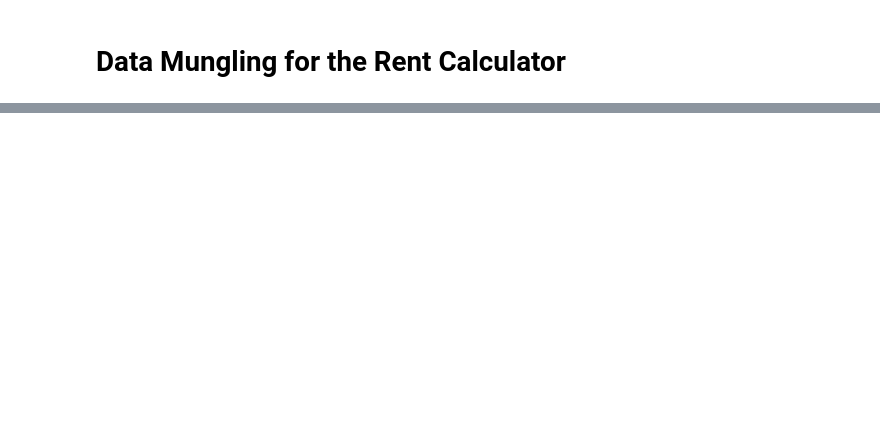
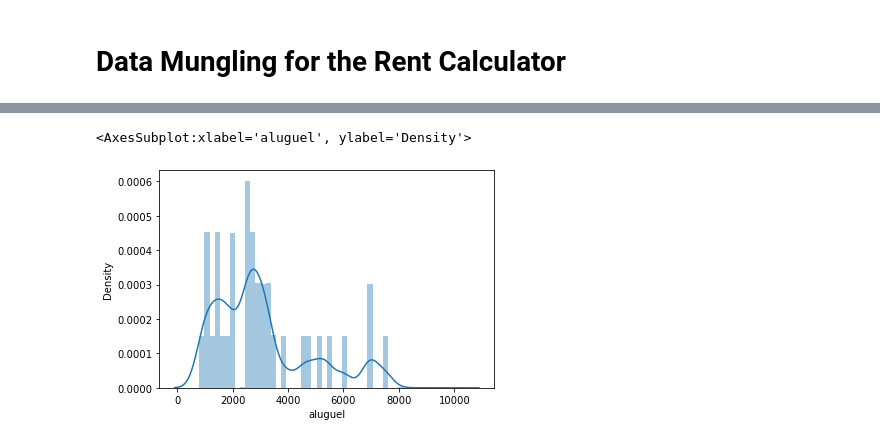
Before and after one commit to cpoles/data_science, a Jupyter notebook: awari/rent_calculator/rent_calc_data_mun.ipynb, the cells around one changed output, grey strips where cells are left out. Drawn from its saved outputs; the diff is of its cells as text; code cells hidden in the pictures; blank space fills up the shorter version.

```diff
--- a/awari/rent_calculator/rent_calc_data_mun.ipynb
+++ b/awari/rent_calculator/rent_calc_data_mun.ipynb
@@ -23,0 +58,2 @@ df
+# %%
+df.area = df.area.str.extract('(.*) m²') # regex for removing the m2 portion of the string
@@ -23,0 +69,2 @@ df
+# %%
+df.vaga = df.vaga.str.extract('(.*) Vaga')
@@ -23,0 +80,4 @@ df
+# %%
+df.banheiro = df.banheiro.str.extract('(.*) Banheiro')
+df.quartos = df.quartos.str.extract('(.*) Quarto')
+df.head()
@@ -23,0 +95,3 @@ df
+# %%
+df.aluguel = df.aluguel.str.extract('R\$ (.*) /Mês')
+df.aluguel = df.replace('\.', '', regex=True) # removes the dot and replaces it based on regex
@@ -23,0 +166,6 @@ df
+# %%
+import seaborn as sns
+sns.distplot(df.aluguel)
+# %% [output]
+<AxesSubplot:xlabel='aluguel', ylabel='Density'>
+[figure, added]
```
Also changed, not shown: parts of 15 cells of this notebook.
